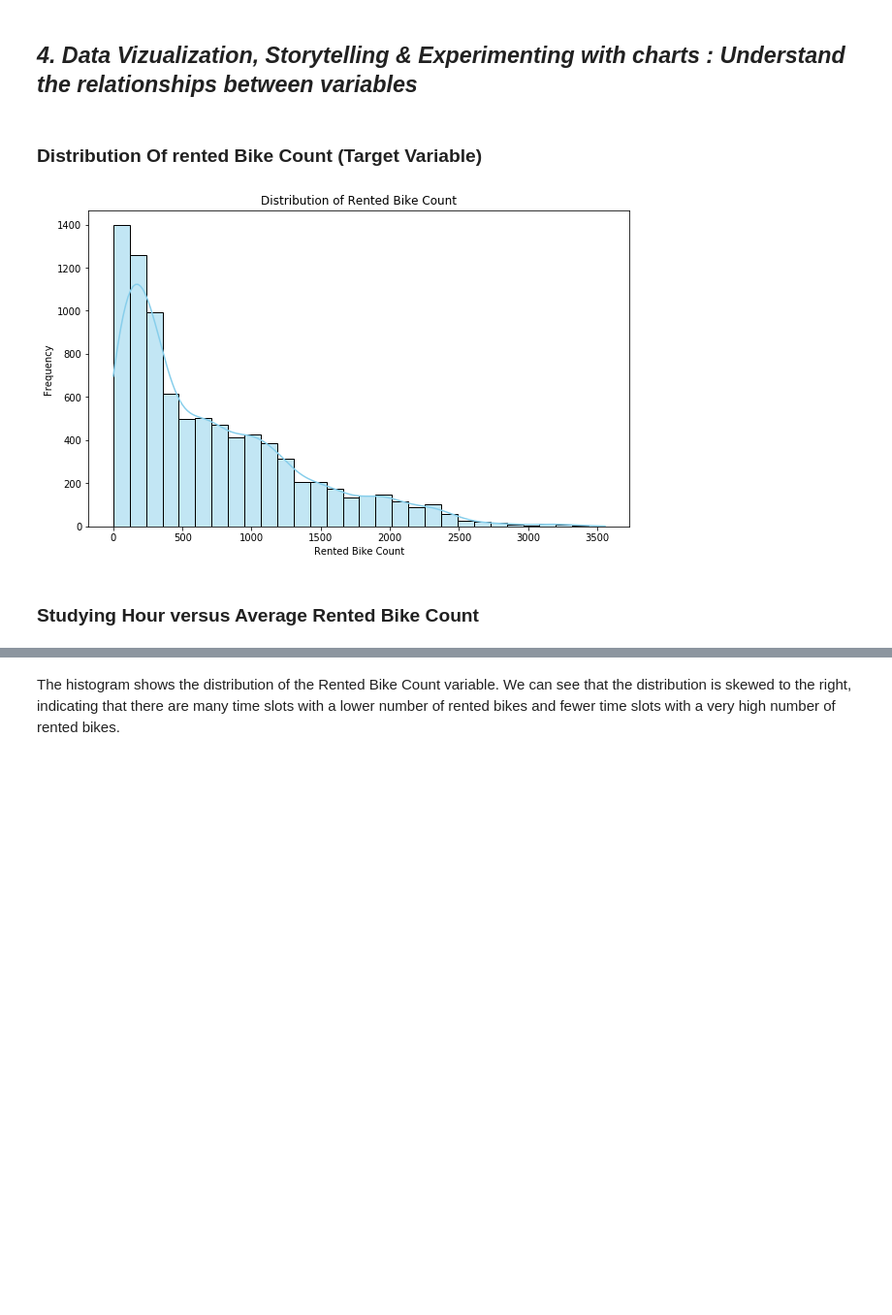
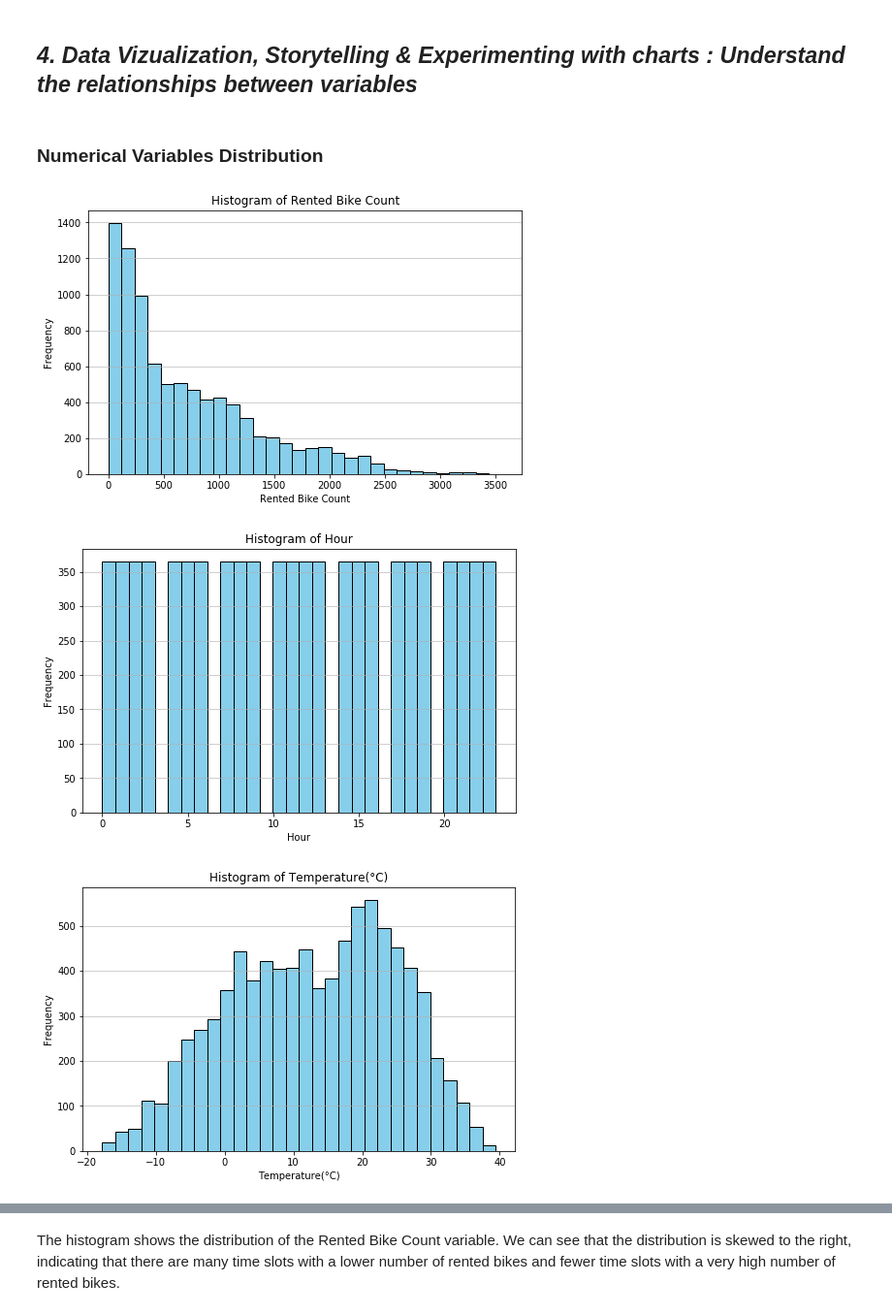
Before and after one commit to sudhir-singh94/Regression_Seoul_Bike_Data, a Jupyter notebook: Regression_Seoul_Bike_Data.ipynb, the cells around one changed output, grey strips where cells are left out. Shown at 97% size. Saved outputs shown, nothing was run; the diff lists cells and outputs as text; code cells hidden in the pictures; blank space fills up the shorter version.

```diff
--- a/Regression_Seoul_Bike_Data.ipynb
+++ b/Regression_Seoul_Bike_Data.ipynb
@@ -374,17 +377,24 @@ monthly_rented_bike_count
 As we can see, the count of rented bikes varies by month. The highest counts are in the summer months (June and July), and the lowest counts are in the winter months (January, February, and December). This could be due to the weather conditions during these months, as biking is generally more popular during warmer weather.
 # %% [markdown]
 ## ***4. Data Vizualization, Storytelling & Experimenting with charts : Understand the relationships between variables***
-# %% [markdown]
-### Distribution Of rented Bike Count (Target Variable)
-# %%
-# Create a histogram for the target variable (Rented Bike Count)
-plt.figure(figsize=(10, 6))
-sns.histplot(data['Rented Bike Count'], bins=30, kde=True, color='skyblue')
-plt.title('Distribution of Rented Bike Count')
-plt.xlabel('Rented Bike Count')
-plt.ylabel('Frequency')
-plt.show()
-# %% [output]
-[figure, removed]
-# %% [markdown]
-### Studying Hour versus Average Rented Bike Count
+# %% [markdown]
+### Numerical Variables Distribution
+# %%
+import matplotlib.pyplot as plt
+
+# Select numerical columns
+numerical_cols = data.select_dtypes(include=['int64', 'float64']).columns
+
+# Plotting
+for col in numerical_cols:
+    plt.figure(figsize=(8, 5))
+    plt.hist(data[col], bins=30, color='skyblue', edgecolor='black')
+    plt.title(f'Histogram of {col}')
+    plt.xlabel(col)
+    plt.ylabel('Frequency')
+    plt.grid(axis='y', alpha=0.75)
+    plt.show()
+# %% [output]
+[figure, added]
+[figure, added]
+[figure, added]
```
Also changed, not shown: parts of 97 cells of this notebook.
